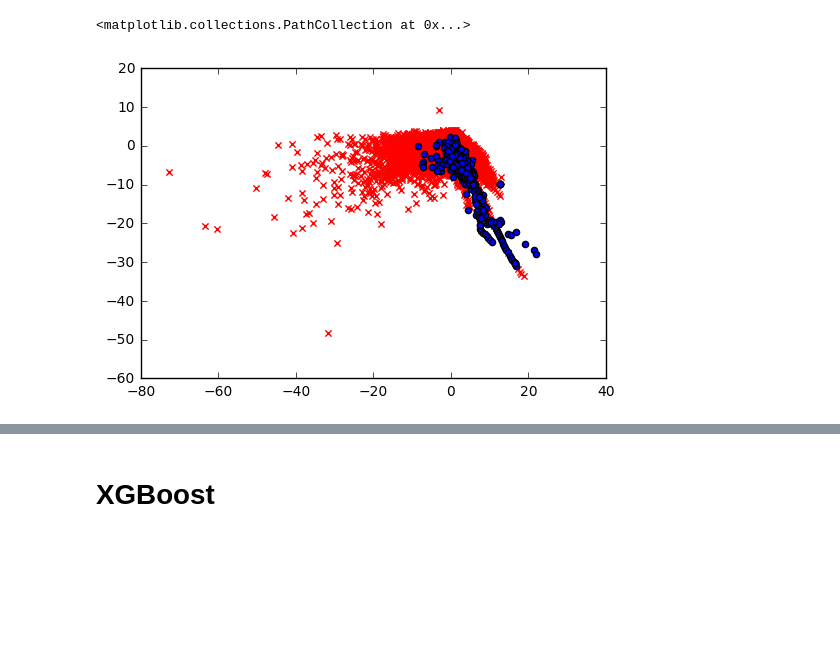
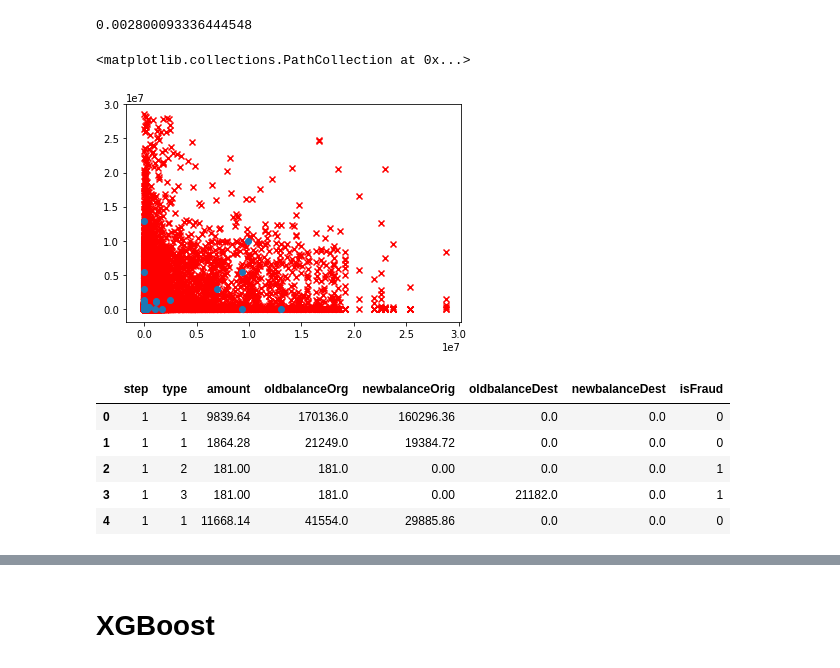
Before and after one commit to k-sokolov/ensemble, a Jupyter notebook: isolForest+.ipynb, the cells around one changed output, grey strips where cells are left out. Drawn from its saved outputs; the diff is of its cells as text; code cells hidden in the pictures; blank space fills up the shorter version.

```diff
--- a/isolForest+.ipynb
+++ b/isolForest+.ipynb
@@ -6,5 +6,9 @@ import numpy as np
 import sklearn
 import pandas as pd
 # %%
-data = pd.read_csv('creditcard.csv', header=0)
+data = pd.read_csv('datta.csv', header=0, usecols=[0,1,2,4,5,7,8,9])
+# %%
+len(data[data['isFraud'] == 1])/len(data)
+# %% [output]
+0.002800093336444548
 # %%
@@ -16,8 +20,8 @@ for i in range(len(data.iloc[:,30])):
         ground_truth[i] = -1
     else: ground_truth[i] = 1
 # %%
-plt.scatter(data.iloc[:,2][data.iloc[:,30]==0], data.iloc[:,3][data.iloc[:,30]==0], marker = 'x', color='r')
-plt.scatter(data.iloc[:,2][data.iloc[:,30]==1], data.iloc[:,3][data.iloc[:,30]==1], marker = 'o')
+plt.scatter(data.iloc[:,6][data['isFraud']==0], data.iloc[:,3][data['isFraud']==0], marker = 'x', color='r')
+plt.scatter(data.iloc[:,6][data['isFraud']==1], data.iloc[:,3][data['isFraud']==1], marker = 'o')
 # %% [output]
 <matplotlib.collections.PathCollection at 0x...>
-[figure, old version]
+[figure, new version]
@@ -23,0 +38,9 @@ plt.scatter(data.iloc[:,2][data.iloc[:,30]==1], data.iloc[:,3][data.iloc[:,30]==
+# %%
+data.head()
+# %% [output]
+|  | step | type | amount | oldbalanceOrg | newbalanceOrig | oldbalanceDest | newbalanceDest | isFraud |
+| 0 | 1 | 1 | 9839.64 | 170136.0 | 160296.36 | 0.0 | 0.0 | 0 |
+| 1 | 1 | 1 | 1864.28 | 21249.0 | 19384.72 | 0.0 | 0.0 | 0 |
+| 2 | 1 | 2 | 181.00 | 181.0 | 0.00 | 0.0 | 0.0 | 1 |
+| 3 | 1 | 3 | 181.00 | 181.0 | 0.00 | 21182.0 | 0.0 | 1 |
+| 4 | 1 | 1 | 11668.14 | 41554.0 | 29885.86 | 0.0 | 0.0 | 0 |
```
Also changed, not shown: parts of 8 cells of this notebook.
